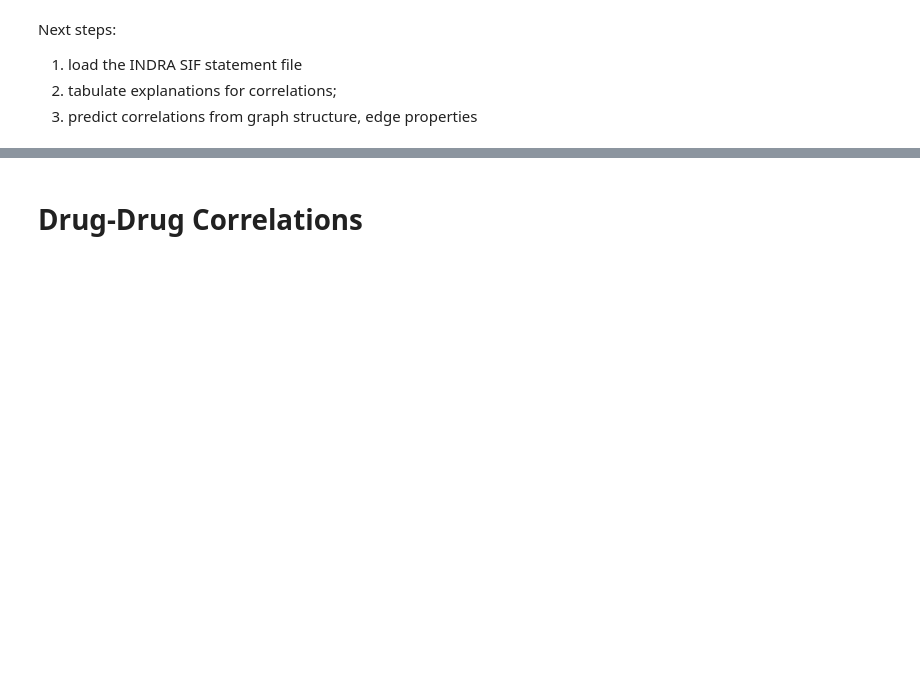
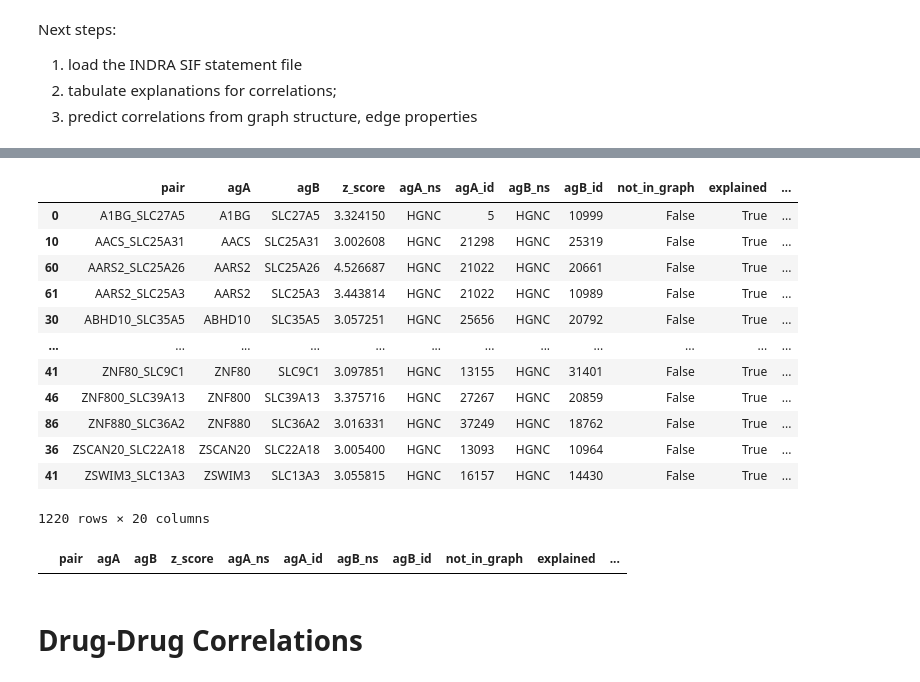
Before and after one commit to johnbachman/depmap_analysis, a Jupyter notebook: notebooks/Biomarkers of Dependency.ipynb, the cells around one changed output, grey strips where cells are left out. Cells and saved outputs as stored; diff of their text form; code cells hidden in the pictures; blank space fills up the shorter version.

```diff
--- a/notebooks/Biomarkers of Dependency.ipynb
+++ b/notebooks/Biomarkers of Dependency.ipynb
@@ -319,3 +497,23 @@ Next steps:
+# %%
+dme.stats_df[(dme.stats_df['z_score'] > 3) & (dme.stats_df['apriori_explained'] == False)]
+# %% [output]
+|  | pair | agA | agB | z_score | agA_ns | agA_id | agB_ns | agB_id | not_in_graph | explained | ... |
+| 0 | A1BG_SLC27A5 | A1BG | SLC27A5 | 3.324150 | HGNC | 5 | HGNC | 10999 | False | True | ... |
+| 10 | AACS_SLC25A31 | AACS | SLC25A31 | 3.002608 | HGNC | 21298 | HGNC | 25319 | False | True | ... |
+| 60 | AARS2_SLC25A26 | AARS2 | SLC25A26 | 4.526687 | HGNC | 21022 | HGNC | 20661 | False | True | ... |
+| 61 | AARS2_SLC25A3 | AARS2 | SLC25A3 | 3.443814 | HGNC | 21022 | HGNC | 10989 | False | True | ... |
+| 30 | ABHD10_SLC35A5 | ABHD10 | SLC35A5 | 3.057251 | HGNC | 25656 | HGNC | 20792 | False | True | ... |
+| ... | ... | ... | ... | ... | ... | ... | ... | ... | ... | ... | ... |
+| 41 | ZNF80_SLC9C1 | ZNF80 | SLC9C1 | 3.097851 | HGNC | 13155 | HGNC | 31401 | False | True | ... |
+| 46 | ZNF800_SLC39A13 | ZNF800 | SLC39A13 | 3.375716 | HGNC | 27267 | HGNC | 20859 | False | True | ... |
+| 86 | ZNF880_SLC36A2 | ZNF880 | SLC36A2 | 3.016331 | HGNC | 37249 | HGNC | 18762 | False | True | ... |
+| 36 | ZSCAN20_SLC22A18 | ZSCAN20 | SLC22A18 | 3.005400 | HGNC | 13093 | HGNC | 10964 | False | True | ... |
+| 41 | ZSWIM3_SLC13A3 | ZSWIM3 | SLC13A3 | 3.055815 | HGNC | 16157 | HGNC | 14430 | False | True | ... |
+1220 rows × 20 columns
+# %%
+dme.stats_df[dme.stats_df['apriori_explained'] == True]
+# %% [output]
+|  | pair | agA | agB | z_score | agA_ns | agA_id | agB_ns | agB_id | not_in_graph | explained | ... |
 # %%
 from indra.util import batch_iter
 # %%
```
Also changed, not shown: parts of 49 cells of this notebook.
